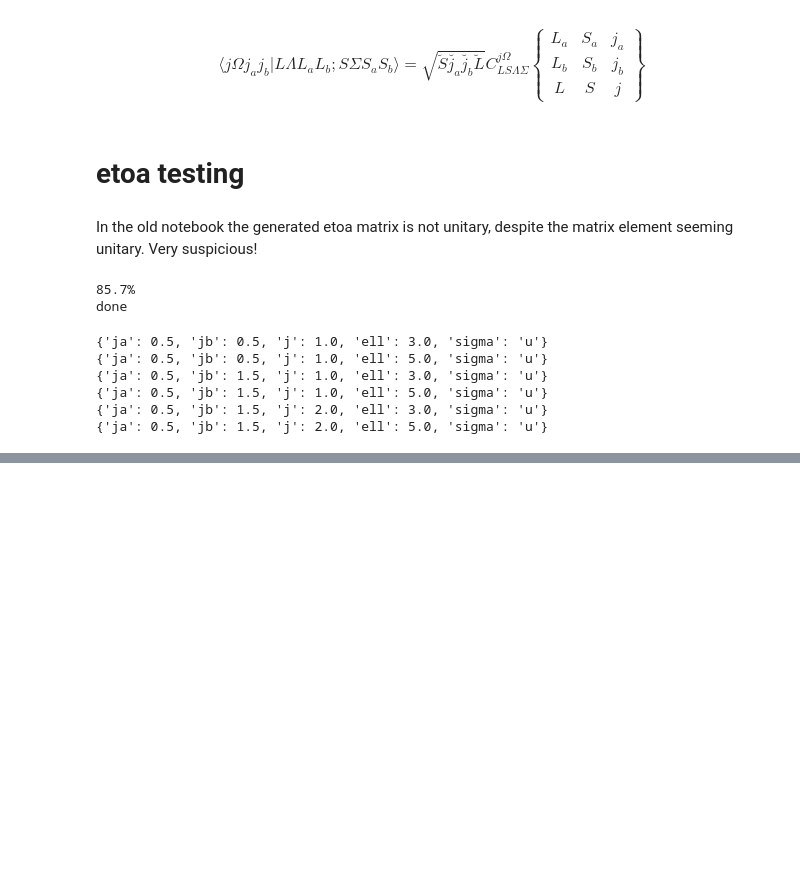
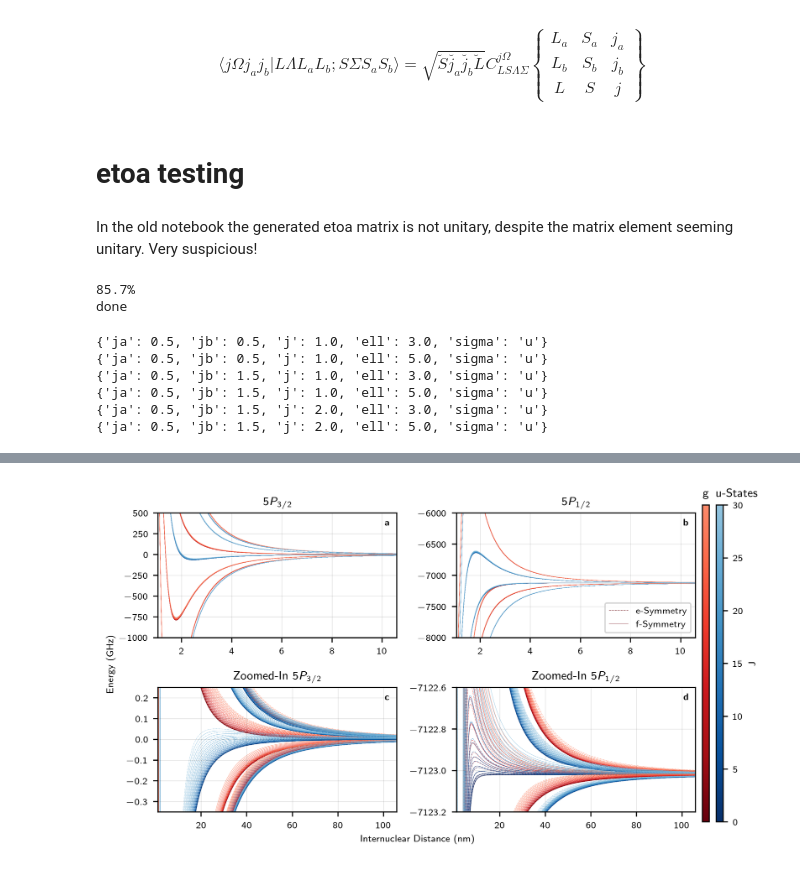
Before and after one commit to aquirdTurtle/Molecules_Code_New, a Jupyter notebook: New_Rotation_Calculation_Work.ipynb, the cells around one changed output, grey strips where cells are left out. Drawn from its saved outputs; the diff is of its cells as text; code cells hidden in the pictures; blank space fills up the shorter version.

Commit message:
got rotational figure set up. just doing on seperate branch from now. maybe will fix later.

```diff
--- a/New_Rotation_Calculation_Work.ipynb
+++ b/New_Rotation_Calculation_Work.ipynb
@@ -604,7 +603,7 @@ def getFsH(caseABasis, caseAMostlySymHfs__):
         for index, sign in zip(indexes,signs):
             caseAState = caseAMostlySymHfs__[index] # alias
             sigma = mol.g if caseAState["sigma"] == "g" else mol.u
-            nuclearNums = [caseAState['i'], caseAState['iota'],caseAState['i1'],caseAState['i2']]
+            nuclearNums = [caseAState['I'], caseAState['Iota'],caseAState['i_a'],caseAState['i_b']]
             oalNums = (caseAState["L"], caseAState["Lambda"], 1, 0) # oal = "orbital angular momentum"
             spinNums = (caseAState["S"], caseAState["Sigma"], 1/2, 1/2)
             symFsState += sign * mol.caseAToAtomic( oalNums, spinNums, nuclearNums, sigma, lsiBasis, basisChange=lsToJOp )
@@ -790,0 +733,97 @@ cb.set_label('J')
+# %%
+def paperFigureSettings():
+    mpl.rcParams['text.usetex'] = True
+    mpl.rcParams['font.family'] = 'sans-serif'
+    mpl.rcParams['font.sans-serif'] = ['stixsans']
+    mpl.rcParams['font.size'] = 7
+    mpl.rcParams['text.latex.preamble'] = r'\usepackage[eulergreek]{sansmath}\sansmath\usepackage{amsmath}'
+# %%
+mpl.rcParams['figure.dpi']=400
+# %%
+def truncate_colormap(cmap, minval=0.0, maxval=1.0, n=100):
+    new_cmap = mpl.colors.LinearSegmentedColormap.from_list(
+        'trunc({n},{a:.2f},{b:.2f})'.format(n=cmap.name, a=minval, b=maxval),
+        cmap(np.linspace(minval, maxval, n)))
+    return new_cmap
+# %%
+paperFigureSettings()
+fig, axs = plt.subplots(2,2,figsize=(7,4))
+fig.subplots_adjust(wspace=0.25,hspace=0.4)
+JvLim = 30
+cbLim = JvLim # scale it to avoid white colors
+gCmap = truncate_colormap(plt.cm.Reds_r, 0, 0.6)
+uCmap = truncate_colormap(plt.cm.Blues_r, 0, 0.6)
+colors_u, _ = getColors(cbLim+1,cmap=uCmap)
+colors_g, _ = getColors(cbLim+1,cmap=gCmap)
+
+for ax in axs.flatten():
+    fLabeled=False
+    eLabeled=False
+    for label in superdata.keys():
+        ls = '-' if label[1] == 'f' else '-.'
+        Jv = int(label[2:])
+        if Jv>JvLim:
+            continue
+        if label[0]=='u':
+            color = colors_u[Jv]
+        elif label[0]=='g':
+            color = colors_g[Jv]
+        for linenum, mdata in enumerate(misc.transpose(superdata[label])):
+            if label=='gf1' and not fLabeled:
+                legendLabel='f-Symmetry'
+                fLabeled=True
+            elif label=='ge0' and not eLabeled:
+                legendLabel='e-Symmetry'
+                eLabeled=True
+            else:
+                legendLabel=None
+            ax.plot(Rvals*1e9, np.array(mdata) * 1e-9 / mc.h, color=color, linestyle=ls, lw=0.2, label=legendLabel, zorder=-linenum)
+
+for ax, label in zip(axs.flatten(), ['a','b','c','d']):
+    ax.grid(alpha=0.1, color='k', lw=0.5)
+    ax.text(0.95, 0.9, r'\textbf{'+label+'}',transform=ax.transAxes)
+    #ax.set_facecolor('#DDDDDD')
+
+
+axs[0,0].set_title('$5P_{3/2}$')
+axs[0,0].set_xlim(min(Rvals)*1e9,max(Rvals)*1e9/10)
+axs[0,0].set_ylim(-1000, 500)
+
+axs[1,0].set_title('Zoomed-In $5P_{3/2}$')
+axs[1,0].set_xlim(min(Rvals)*1e9,max(Rvals)*1e9)
+axs[1,0].set_ylim(-0.35, 0.25)
+
+axs[0,1].set_title('$5P_{1/2}$')
+axs[0,1].set_xlim(min(Rvals)*1e9,max(Rvals)*1e9/10)
+axs[0,1].set_ylim(-8000, -6000);
+axs[0,1].legend(loc='lower right')
+
+axs[1,1].set_title('Zoomed-In $5P_{1/2}$')
+axs[1,1].set_xlim(min(Rvals)*1e9,max(Rvals)*1e9)
+
+center=-7122.9
+width=0.3
+axs[1,1].set_ylim(center-width, center+width);
+
+fig.subplots_adjust( right=0.9 )
+
+norm = mpl.colors.BoundaryNorm(np.arange(JvLim), JvLim)
+sm = plt.cm.ScalarMappable( cmap = gCmap, norm = plt.Normalize(vmin=0, vmax=cbLim) )
+cbar_ax = fig.add_axes( [0.91, 0.1, 0.01, 0.8] )
+cb = fig.colorbar(sm, cax=cbar_ax, ticks=np.arange(cbLim)+0.5, spacing='uniform')
+cb.ax.set_title("g")
+cb.set_ticks([])
+
+sm = plt.cm.ScalarMappable(cmap=uCmap, norm=plt.Normalize(vmin=0, vmax=cbLim))
+cbar_ax2 = fig.add_axes([0.93, 0.1, 0.01, 0.8])
+cb = fig.colorbar(sm, cax=cbar_ax2, spacing='uniform')
+cb.ax.set_title("u-States", loc='left')
+cb.set_label('J')
+
+fig.text(0.05, 0.5, 'Energy (GHz)', rotation=90, va='center')
+fig.text(0.5, 0.05, 'Internuclear Distance (nm)', ha='center')
+
+print('Saving...')
+plt.savefig('Paper_Rotation.png',dpi=600,bbox_inches='tight')
+print('Rendering')
+# %% [output]
@@ -790,0 +832 @@ cb.set_label('J')
+[figure, added]
```
Also changed, not shown: parts of 11 cells of this notebook, 1 other file.
